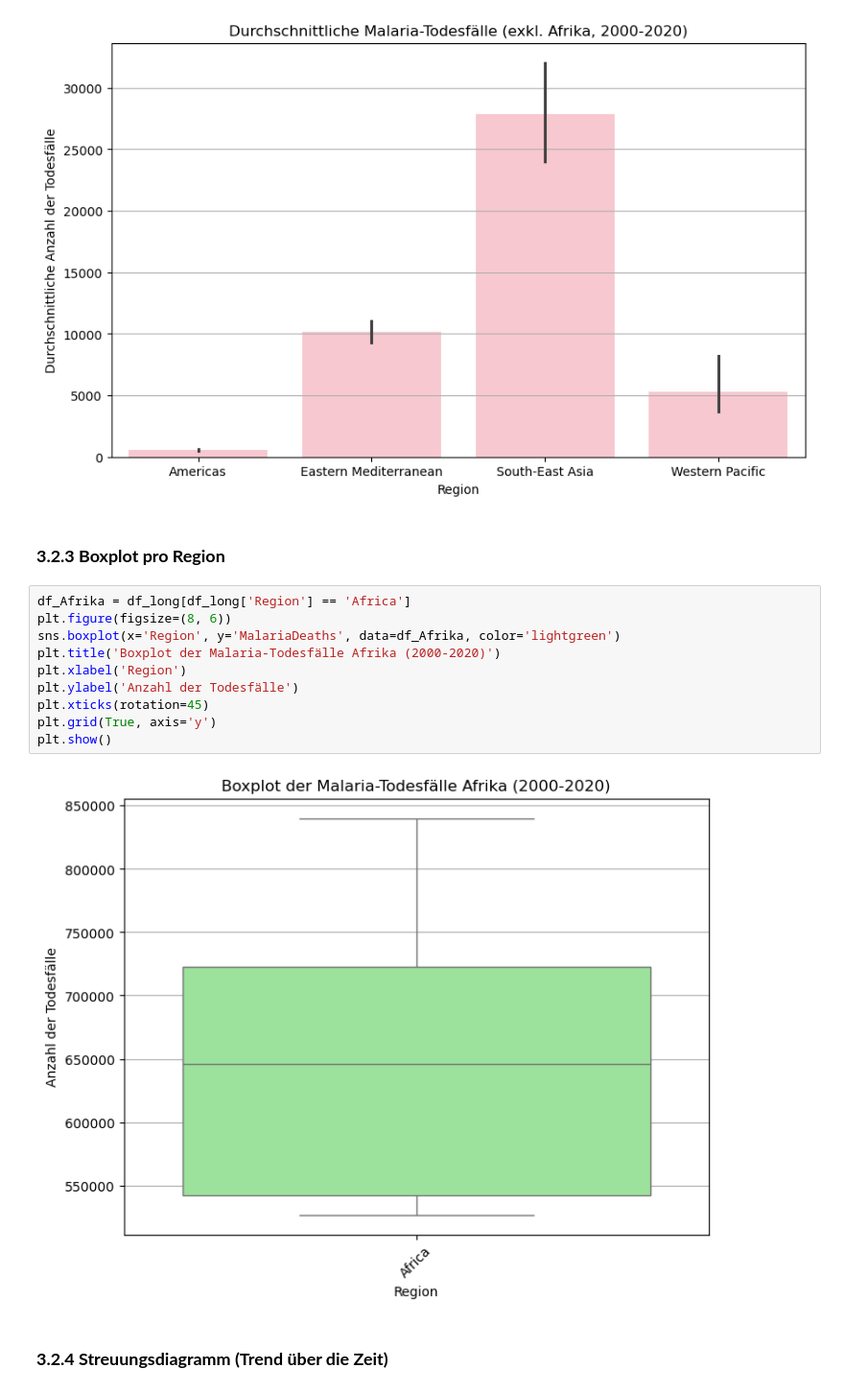
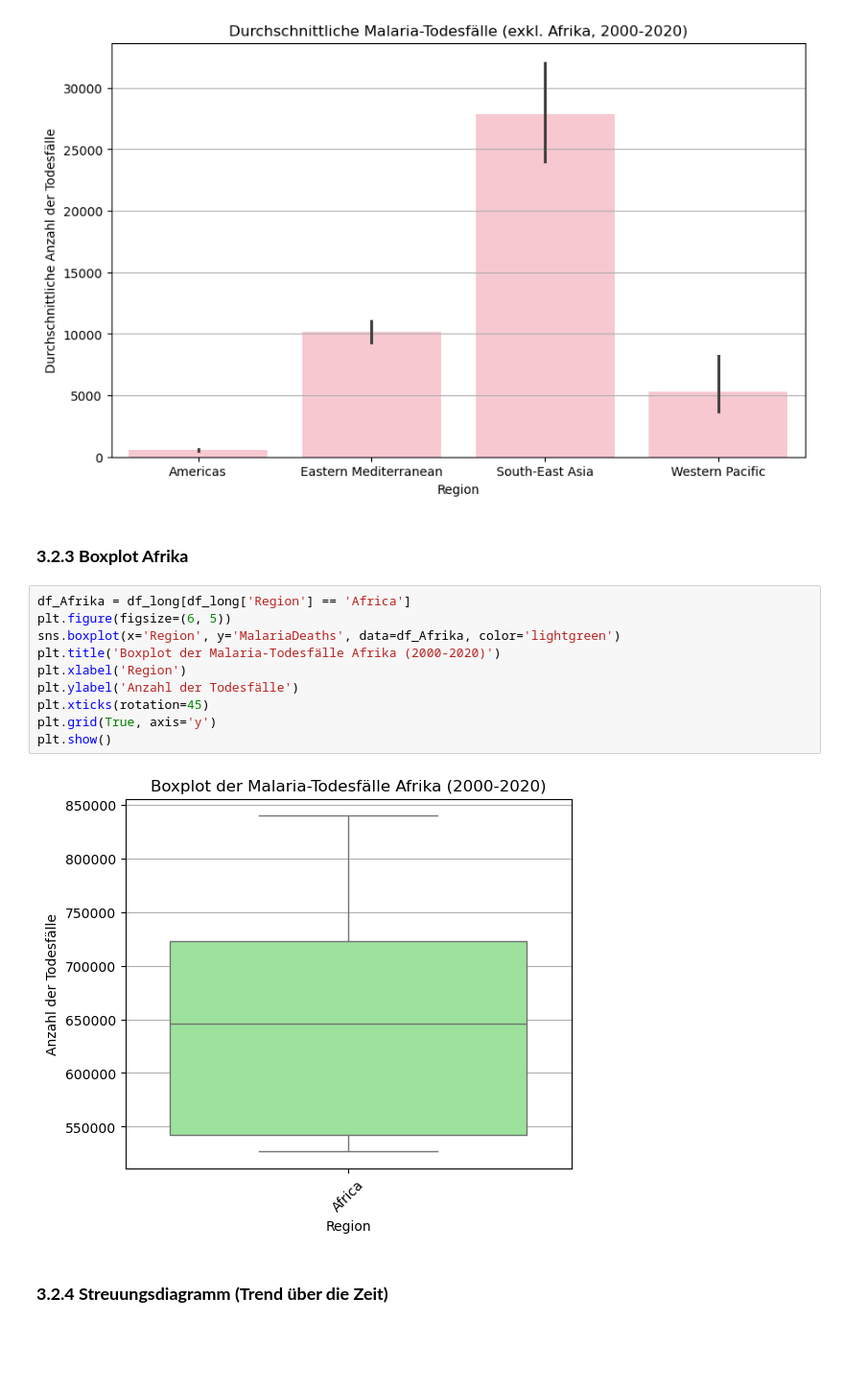
Before and after one commit to kipisha/Informatik-1, a Jupyter notebook: LN_Python_malaria.ipynb, the cells around one changed output. Shown at 96% size. Drawn from its saved outputs; the diff is of its cells as text; blank space fills up the shorter version.

Commit message:
geändert Diagrammm

```diff
--- a/LN_Python_malaria.ipynb
+++ b/LN_Python_malaria.ipynb
@@ -154,19 +154,19 @@ plt.show()
 # %% [output]
 [figure]
 # %% [markdown]
-### **3.2.3 Boxplot pro Region**
+### **3.2.3 Boxplot Afrika**
 # %%
 df_Afrika = df_long[df_long['Region'] == 'Africa']
-plt.figure(figsize=(8, 6))
+plt.figure(figsize=(6, 5))
 sns.boxplot(x='Region', y='MalariaDeaths', data=df_Afrika, color='lightgreen')
 plt.title('Boxplot der Malaria-Todesfälle Afrika (2000-2020)')
 plt.xlabel('Region')
 plt.ylabel('Anzahl der Todesfälle')
 plt.xticks(rotation=45)
 plt.grid(True, axis='y')
 plt.show()
 # %% [output]
-[figure, old version]
+[figure, new version]
 # %% [markdown]
 ### **3.2.4 Streuungsdiagramm (Trend über die Zeit)**
 # %%
```
Also changed, not shown: parts of 1 cell of this notebook.
